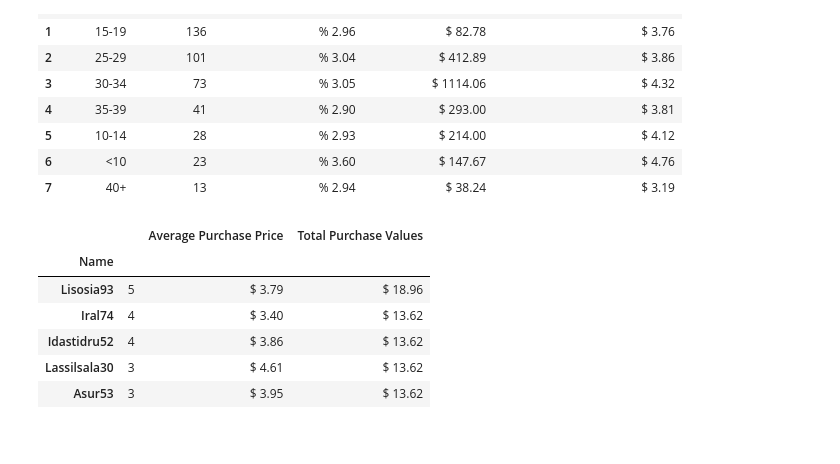
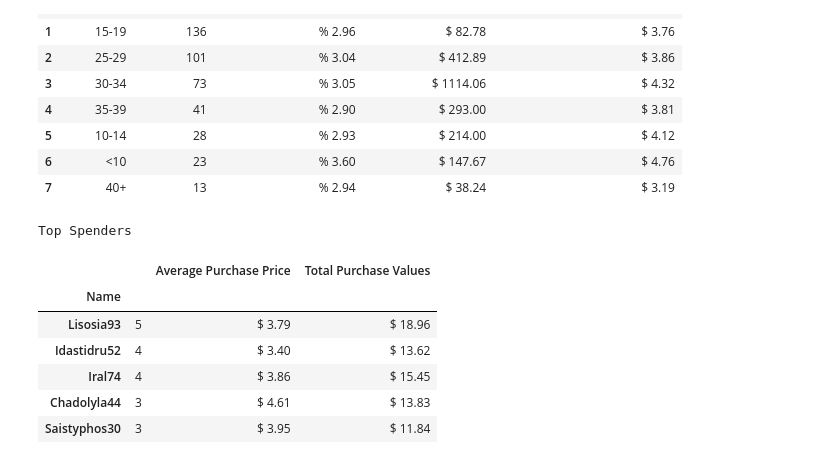
Before and after one commit to SpacePatroller/Heroes_Of_Pymoli, a Jupyter notebook: Pymoli.jup.ipynb, the cells around one changed output. Drawn from its saved outputs; the diff is of its cells as text; code cells hidden in the pictures.

```diff
--- a/Pymoli.jup.ipynb
+++ b/Pymoli.jup.ipynb
@@ -280,40 +280,48 @@ purchases = purchases.reset_index()
 # %%
+# Top Spenders
+purchases = pd.DataFrame(data["SN"].value_counts())
+purchases = purchases.iloc[0:5]
+purchases = purchases.reset_index()
+
 #Average Purchase Price / #Total Purchase Value
 one = data.loc[data["SN"] == 'Lisosia93',["Price"]]
 ones = one["Price"].sum() / one["Price"].count()
 onest = one["Price"].sum()
 
 two = data.loc[data["SN"] == 'Iral74',["Price"]]
 twos = two["Price"].sum() / two["Price"].count()
 twost = two["Price"].sum()
 
 three = data.loc[data["SN"] == 'Idastidru52',["Price"]]
 threes = three["Price"].sum() / three["Price"].count()
-threest = two["Price"].sum()
+threest = three["Price"].sum()
 
 four = data.loc[data["SN"] == 'Chamjask73',["Price"]]
 fours = four["Price"].sum() / four["Price"].count()
-fourst = two["Price"].sum()
+fourst = four["Price"].sum()
 
 five = data.loc[data["SN"] == 'Ialallo29',["Price"]]
 fives = five["Price"].sum() / five["Price"].count()
-fivet = two["Price"].sum()
+fivet = five["Price"].sum()
 
 avps = pd.DataFrame({"Average Purchase Price":[ones,twos,threes,fours,fives]})
 avps["Average Purchase Price"] = avps["Average Purchase Price"].map("$ {:.2f}".format)
 avp3 = pd.concat([purchases,avps], axis=1)
 
 avpt = pd.DataFrame({"Total Purchase Values":[onest,twost,threest,fourst,fivet]})
 avpt["Total Purchase Values"] = avpt["Total Purchase Values"].map("$ {:.2f}".format)
 avp4 = pd.concat([avp3,avpt], axis=1)
 avp4 = avp4.rename(index=str, columns={"index": "Name","SN":""})
 
-avp4.set_index("Name")
+top_spenders = avp4.set_index("Name")
+print("Top Spenders")
+top_spenders.head()
 # %% [output]
+Top Spenders
 |  |  | Average Purchase Price | Total Purchase Values |
 | Name |  |  |  |
 | Lisosia93 | 5 | $ 3.79 | $ 18.96 |
-| Iral74 | 4 | $ 3.40 | $ 13.62 |
-| Idastidru52 | 4 | $ 3.86 | $ 13.62 |
-| Lassilsala30 | 3 | $ 4.61 | $ 13.62 |
-| Asur53 | 3 | $ 3.95 | $ 13.62 |
+| Idastidru52 | 4 | $ 3.40 | $ 13.62 |
+| Iral74 | 4 | $ 3.86 | $ 15.45 |
+| Chadolyla44 | 3 | $ 4.61 | $ 13.83 |
+| Saistyphos30 | 3 | $ 3.95 | $ 11.84 |
```
Also changed, not shown: parts of 9 cells of this notebook, 1 other file.
